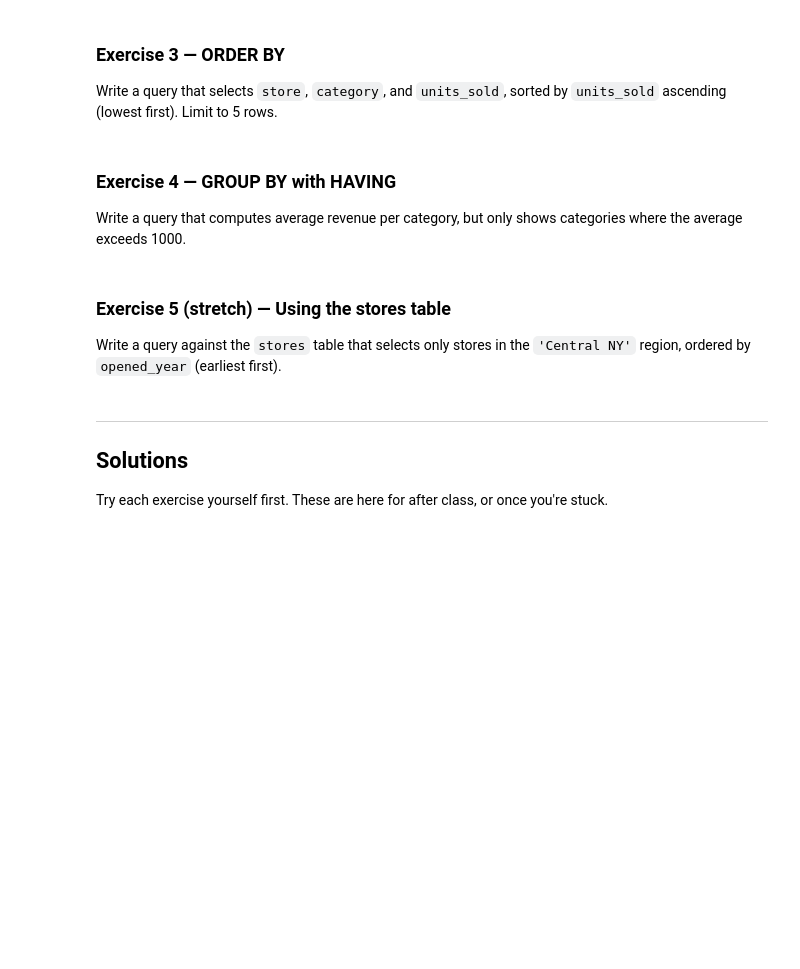
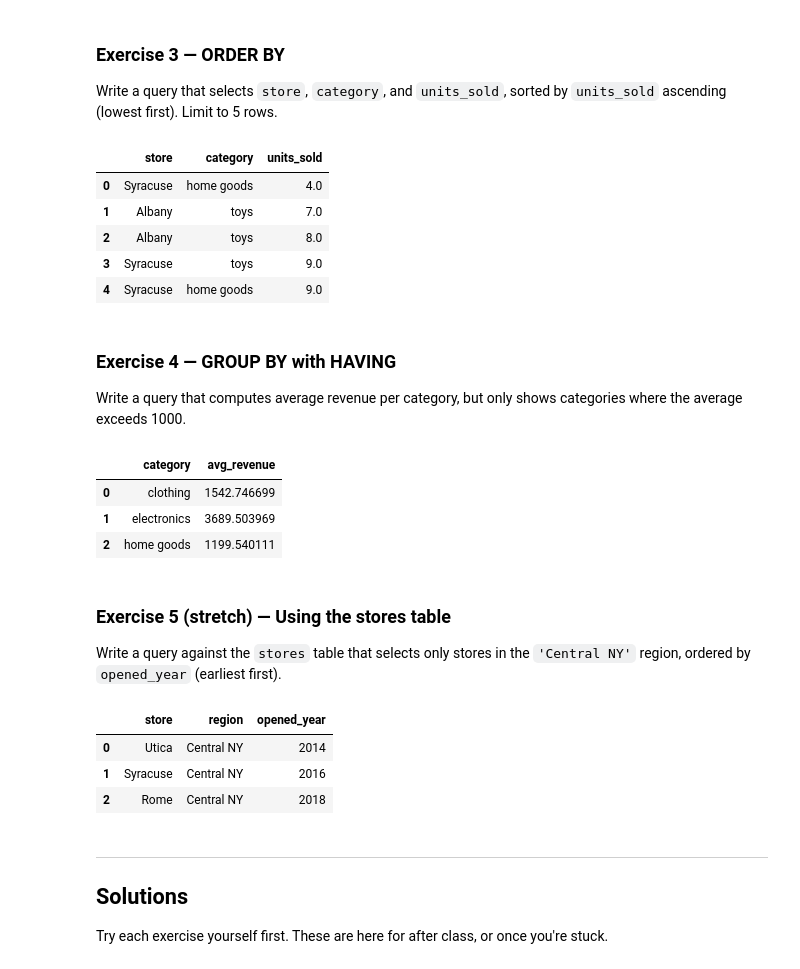
Before and after one commit to NicolasVA90/DSA_504_excercise, a Jupyter notebook: DSA504_Class12_SQL_Fundamentals_upload.ipynb, the cells around one changed output. Cells and saved outputs as stored; diff of their text form; code cells hidden in the pictures; blank space fills up the shorter version.

```diff
--- a/DSA504_Class12_SQL_Fundamentals_upload.ipynb
+++ b/DSA504_Class12_SQL_Fundamentals_upload.ipynb
@@ -291,16 +328,57 @@ Write a query that selects all columns where `category = 'electronics'` AND `rev
 Write a query that selects `store`, `category`, and `units_sold`, sorted by `units_sold` ascending (lowest first). Limit to 5 rows.
 # %%
 # Exercise 3 — your code here
+query = """
+SELECT store, category, units_sold
+FROM sales
+ORDER BY units_sold ASC
+LIMIT 5
+"""
+result = pd.read_sql_query(query, conn)
+result
+# %% [output]
+|  | store | category | units_sold |
+| 0 | Syracuse | home goods | 4.0 |
+| 1 | Albany | toys | 7.0 |
+| 2 | Albany | toys | 8.0 |
+| 3 | Syracuse | toys | 9.0 |
+| 4 | Syracuse | home goods | 9.0 |
 # %% [markdown]
 ### Exercise 4 — GROUP BY with HAVING
 Write a query that computes average revenue per category, but only shows categories where the average exceeds 1000.
 # %%
 # Exercise 4 — your code here
+query = """
+SELECT category, AVG(revenue) AS avg_revenue
+FROM sales
+GROUP BY category
+HAVING AVG(revenue) > 1000
+"""
+result = pd.read_sql_query(query, conn)
+result
+# %% [output]
+|  | category | avg_revenue |
+| 0 | clothing | 1542.746699 |
+| 1 | electronics | 3689.503969 |
+| 2 | home goods | 1199.540111 |
 # %% [markdown]
 ### Exercise 5 (stretch) — Using the stores table
 Write a query against the `stores` table that selects only stores in the `'Central NY'` region, ordered by `opened_year` (earliest first).
 # %%
 # Exercise 5 — your code here
+query = """
+SELECT *
+FROM stores
+WHERE region = 'Central NY'
+ORDER BY opened_year ASC
+"""
+result = pd.read_sql_query(query, conn)
+result
+# %% [output]
+|  | store | region | opened_year |
+| 0 | Utica | Central NY | 2014 |
+| 1 | Syracuse | Central NY | 2016 |
+| 2 | Rome | Central NY | 2018 |
 # %% [markdown]
 ---
 ## Solutions
```
Also changed, not shown: parts of 2 cells of this notebook.
